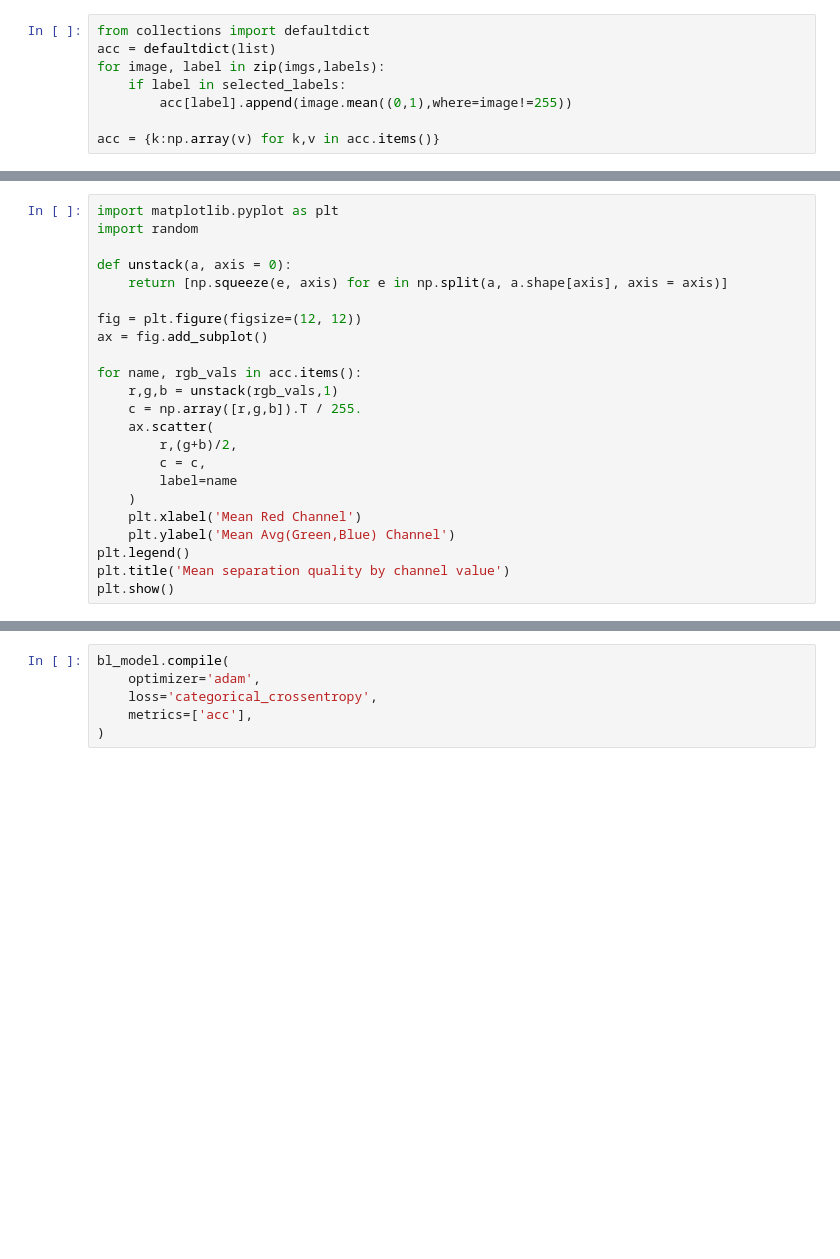
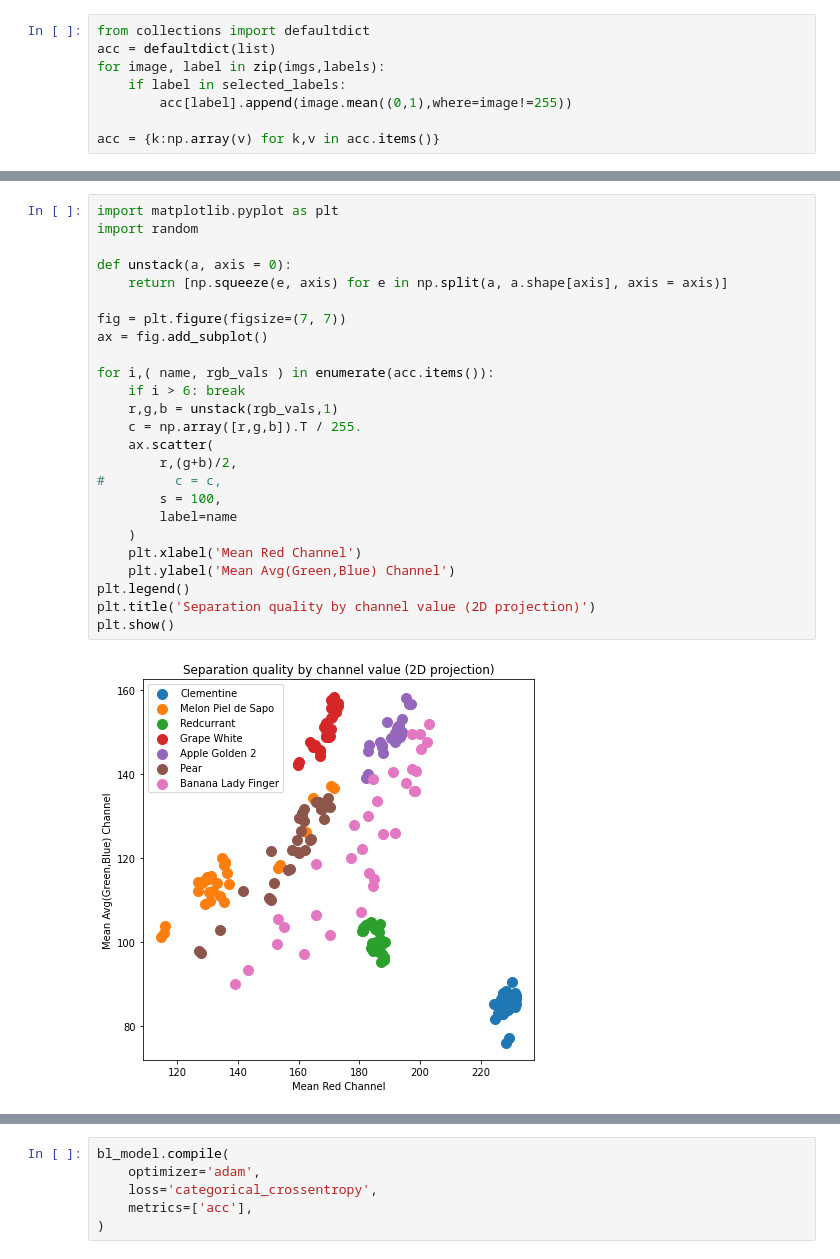
Before and after one commit to tornikeo/kaggle, a Jupyter notebook: fruit-eda.ipynb, the cells around one changed output, grey strips where cells are left out. Drawn from its saved outputs; the diff is of its cells as text; blank space fills up the shorter version.

```diff
--- a/fruit-eda.ipynb
+++ b/fruit-eda.ipynb
@@ -86,26 +118,30 @@ plt.show()
 # %%
 import matplotlib.pyplot as plt
 import random
 
 def unstack(a, axis = 0):
     return [np.squeeze(e, axis) for e in np.split(a, a.shape[axis], axis = axis)]
 
-fig = plt.figure(figsize=(12, 12))
+fig = plt.figure(figsize=(7, 7))
 ax = fig.add_subplot()
 
-for name, rgb_vals in acc.items():
+for i,( name, rgb_vals ) in enumerate(acc.items()):
+    if i > 6: break
     r,g,b = unstack(rgb_vals,1)
     c = np.array([r,g,b]).T / 255.
     ax.scatter(
         r,(g+b)/2,
-        c = c,
+#         c = c,
+        s = 100,
         label=name
     )
     plt.xlabel('Mean Red Channel')
     plt.ylabel('Mean Avg(Green,Blue) Channel')
 plt.legend()
-plt.title('Mean separation quality by channel value')
+plt.title('Separation quality by channel value (2D projection)')
 plt.show()
+# %% [output]
+[figure, added]
 # %%
 from sklearn.preprocessing import OneHotEncoder
 import tensorflow as tf
```
Also changed, not shown: parts of 26 cells of this notebook.
